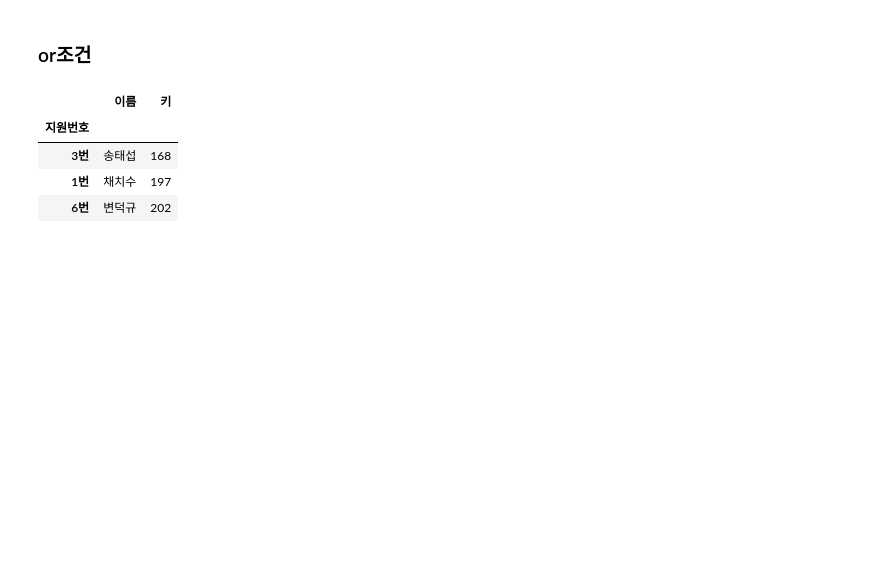
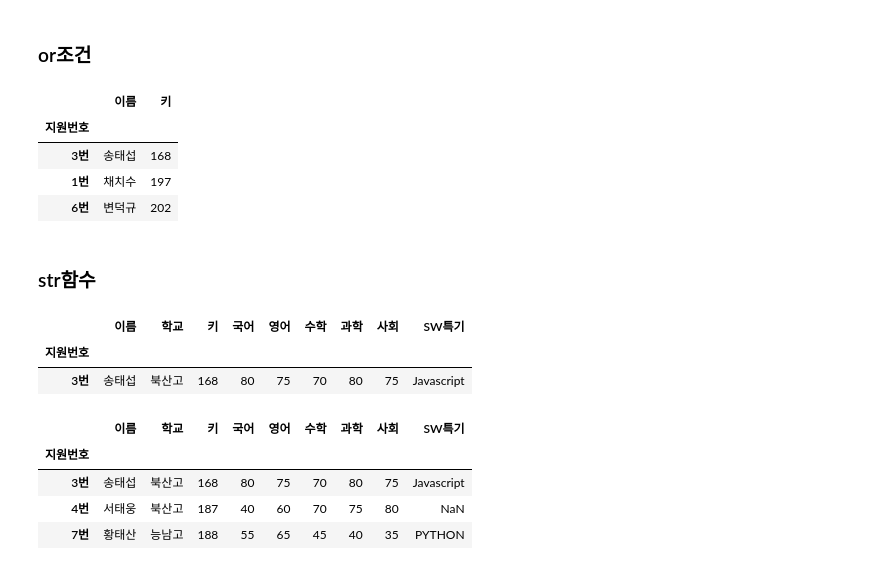
Before and after one commit to Lion-Heart-KR/DataAnalysisAndVisualization, a Jupyter notebook: Pandas/09. 데이터 선택(조건).ipynb, the cells around one changed output. Saved outputs shown, nothing was run; the diff lists cells and outputs as text; code cells hidden in the pictures; blank space fills up the shorter version.

```diff
--- a/Pandas/09. 데이터 선택(조건).ipynb
+++ b/Pandas/09. 데이터 선택(조건).ipynb
@@ -94,3 +94,22 @@ df.loc[(df['키'] >= 195) | (df['키'] <= 170), ['이름', '키']].sort_values('
 | 3번 | 송태섭 | 168 |
 | 1번 | 채치수 | 197 |
 | 6번 | 변덕규 | 202 |
+# %% [markdown]
+### str함수
+# %%
+filt = df['이름'].str.startswith('송') #'송'씨 성을 가진사람
+df[filt]
+# %% [output]
+|  | 이름 | 학교 | 키 | 국어 | 영어 | 수학 | 과학 | 사회 | SW특기 |
+| 지원번호 |  |  |  |  |  |  |  |  |  |
+| 3번 | 송태섭 | 북산고 | 168 | 80 | 75 | 70 | 80 | 75 | Javascript |
+# %%
+#이름에 '태'가 들어가는 사람
+filt = df['이름'].str.contains('태')
+df[filt]
+# %% [output]
+|  | 이름 | 학교 | 키 | 국어 | 영어 | 수학 | 과학 | 사회 | SW특기 |
+| 지원번호 |  |  |  |  |  |  |  |  |  |
+| 3번 | 송태섭 | 북산고 | 168 | 80 | 75 | 70 | 80 | 75 | Javascript |
+| 4번 | 서태웅 | 북산고 | 187 | 40 | 60 | 70 | 75 | 80 | NaN |
+| 7번 | 황태산 | 능남고 | 188 | 55 | 65 | 45 | 40 | 35 | PYTHON |
```
Also changed, not shown: parts of 7 cells of this notebook.
